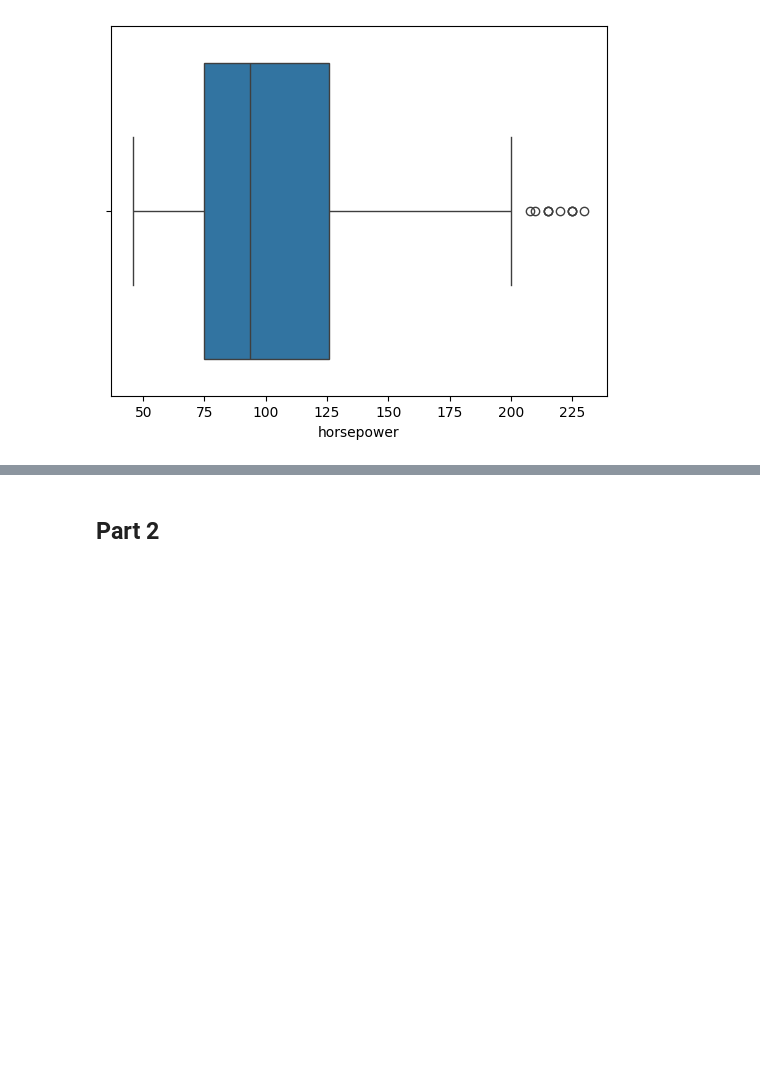
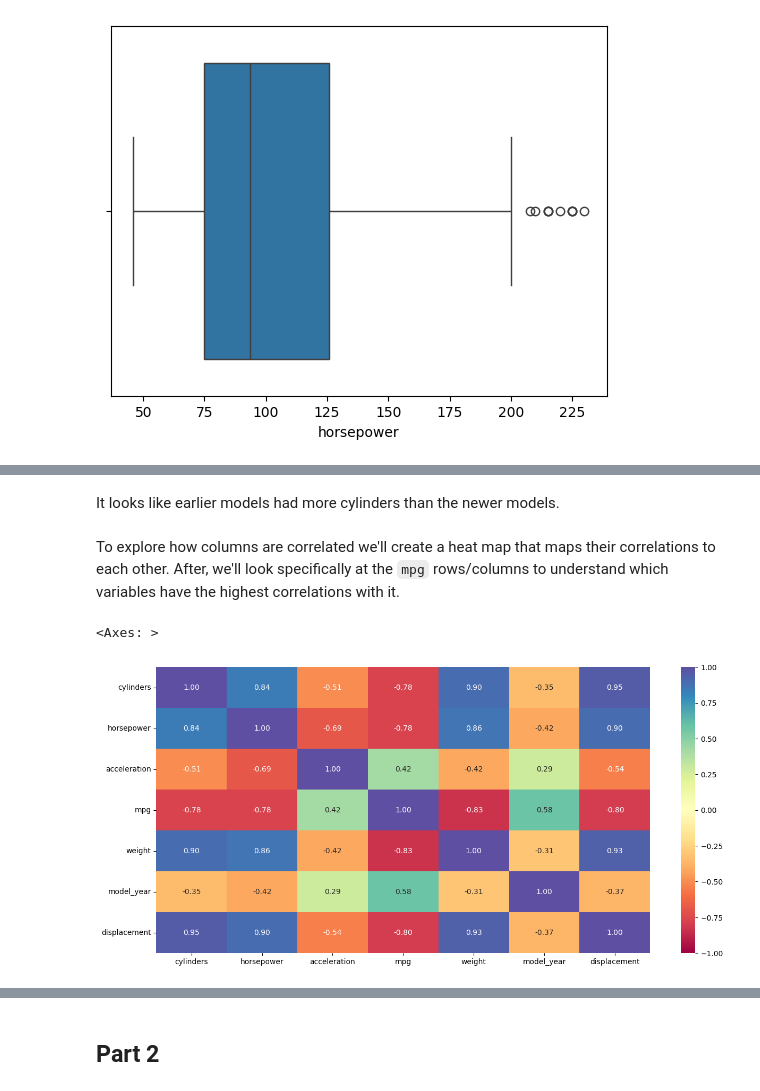
Before and after one commit to serenashah/coe379l-proj1, a Jupyter notebook: project1_notebook.ipynb, the cells around one changed output, grey strips where cells are left out. Saved outputs shown, nothing was run; the diff lists cells and outputs as text; code cells hidden in the pictures; blank space fills up the shorter version.

```diff
--- a/project1_notebook.ipynb
+++ b/project1_notebook.ipynb
@@ -173,0 +183,16 @@ It looks as though there are some outliers of higher value that lie outside the
+# %% [markdown]
+It looks like earlier models had more cylinders than the newer models.
+# %% [markdown]
+To explore how columns are correlated we'll create a heat map that maps their correlations to each other. After, we'll look specifically at the `mpg` rows/columns to understand which variables have the highest correlations with it.
+# %%
+# columns investigate correlation
+corr_cols = ['cylinders','horsepower','acceleration', 'mpg','weight','model_year', 'displacement']
+plt.figure(figsize=(15, 7))
+
+# creating heat map
+sns.heatmap(
+   cars[corr_cols].corr(), annot=True, vmin=-1, vmax=1, fmt=".2f", cmap="Spectral"
+)
+# %% [output]
+<Axes: >
+[figure, added]
```
Also changed, not shown: parts of 8 cells of this notebook.
